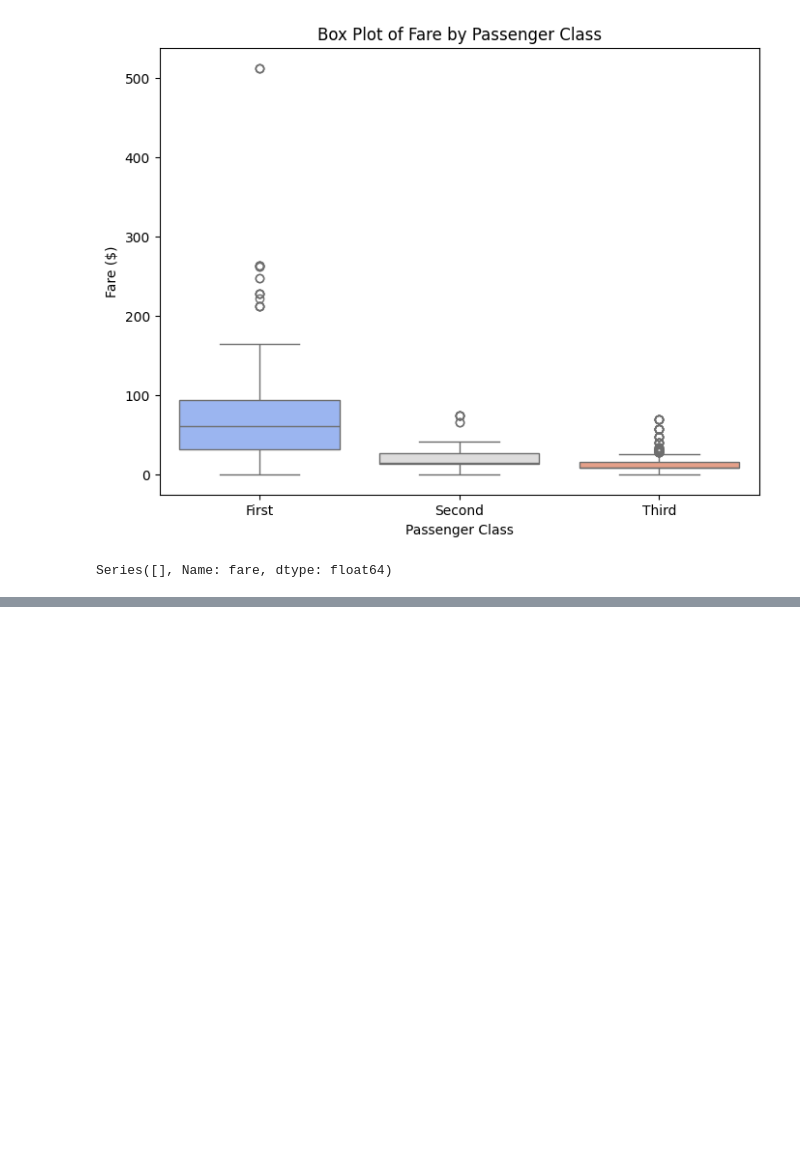
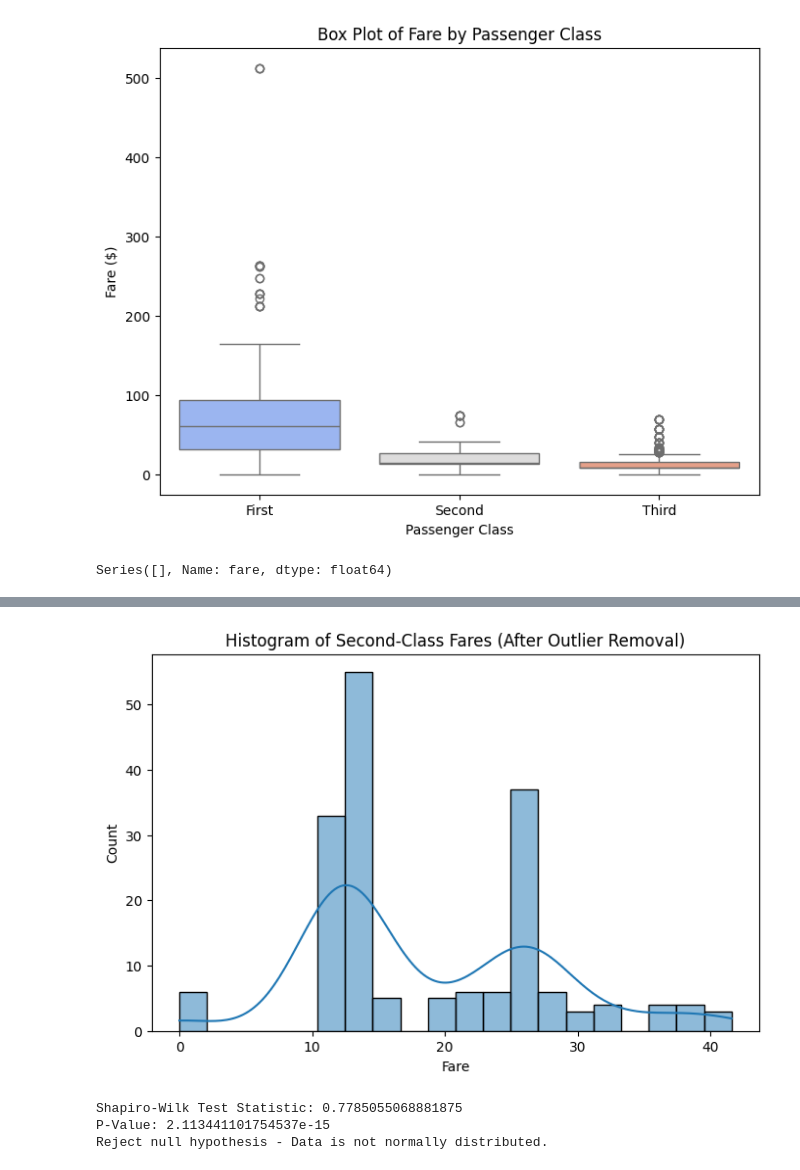
Before and after one commit to ejazurrehman/EDA, a Jupyter notebook: EDA.ipynb, the cells around one changed output, grey strips where cells are left out. Cells and saved outputs as stored; diff of their text form; code cells hidden in the pictures; blank space fills up the shorter version.

```diff
--- a/EDA.ipynb
+++ b/EDA.ipynb
@@ -214,0 +406,50 @@ Series([], Name: fare, dtype: float64)
+# %%
+import seaborn as sns
+import matplotlib.pyplot as plt
+
+# Filter second-class fares
+second_class_fares = df[df["pclass"] == 2]["fare"]
+
+# Compute Q1, Q3, and IQR
+Q1 = second_class_fares.quantile(0.25)
+Q3 = second_class_fares.quantile(0.75)
+IQR = Q3 - Q1
+
+# Define outlier boundaries
+lower_bound = Q1 - 1.5 * IQR
+upper_bound = Q3 + 1.5 * IQR
+
+# Remove outliers
+second_class_fares_cleaned = second_class_fares[(second_class_fares >= lower_bound) & (second_class_fares <= upper_bound)]
+
+# Plot histogram after outlier removal
+plt.figure(figsize=(8, 5))
+sns.histplot(second_class_fares_cleaned, bins=20, kde=True)
+plt.title("Histogram of Second-Class Fares (After Outlier Removal)")
+plt.xlabel("Fare")
+plt.ylabel("Count")
+plt.show()
+# %% [output]
+[figure, added]
+# %%
+from scipy.stats import shapiro
+
+# Filter second-class fares
+second_class_fares = df[df["pclass"] == 2]["fare"].dropna()  # Remove NaN values
+
+# Perform Shapiro-Wilk test
+stat, p_value = shapiro(second_class_fares)
+
+# Print results
+print(f"Shapiro-Wilk Test Statistic: {stat}")
+print(f"P-Value: {p_value}")
+
+# Interpretation
+if p_value > 0.05:
+    print("Fail to reject null hypothesis - Data is normally distributed.")
+else:
+    print("Reject null hypothesis - Data is not normally distributed.")
+# %% [output]
+Shapiro-Wilk Test Statistic: 0.7785055068881875
+P-Value: 2.113441101754537e-15
+Reject null hypothesis - Data is not normally distributed.
```
Also changed, not shown: parts of 17 cells of this notebook.
